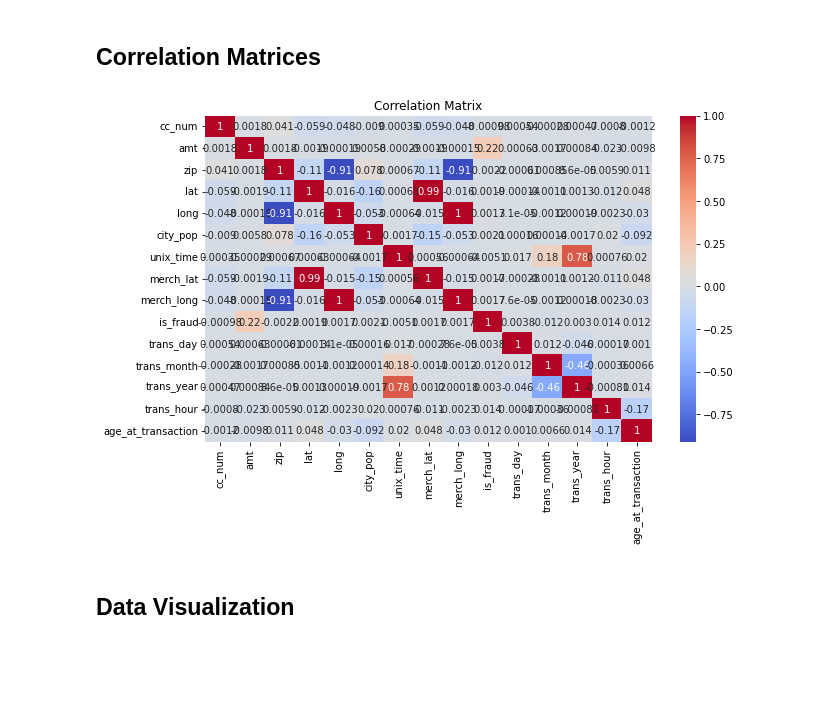
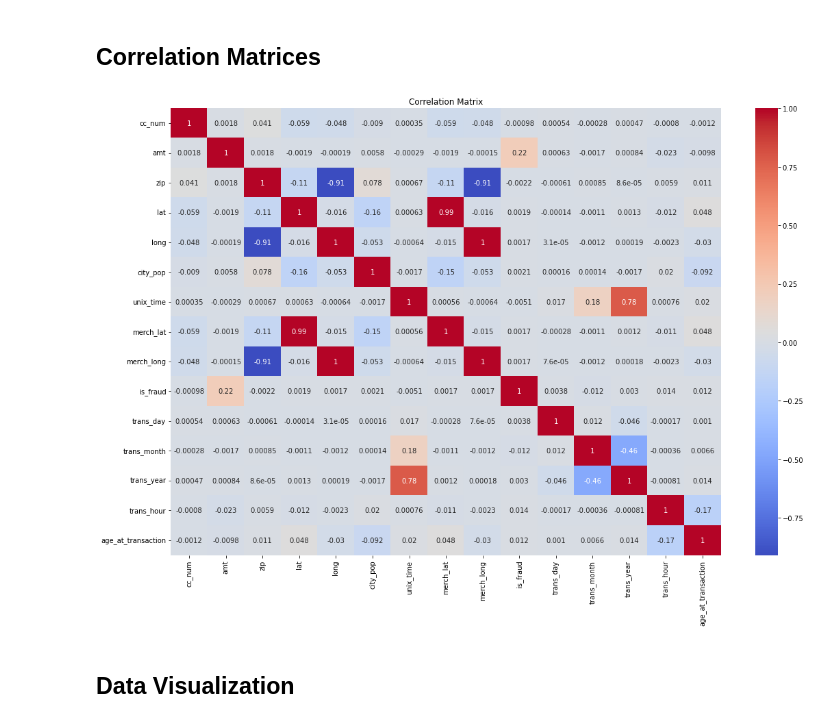
Before and after one commit to Haoweee/Credit-Card-Fraud-Detection, a Jupyter notebook: notebook/fraud_detection.ipynb, the cells around one changed output. Cells and saved outputs as stored; diff of their text form; code cells hidden in the pictures; blank space fills up the shorter version.

```diff
--- a/notebook/fraud_detection.ipynb
+++ b/notebook/fraud_detection.ipynb
@@ -313,12 +315,12 @@ Since our goal is to identify fradulent credit card transaction, outliers could
 ## Correlation Matrices
 # %%
 # plot correlation matrix
-plt.figure(figsize=(10, 6))
+plt.figure(figsize=(18, 12))
 sns.heatmap(train.corr(), annot=True, cmap='coolwarm')
 plt.title('Correlation Matrix')
 plt.show()
 # %% [output]
-[figure, old version]
+[figure, new version]
 # %% [markdown]
 ## Data Visualization
 # %%
```
Also changed, not shown: parts of 37 cells of this notebook.
